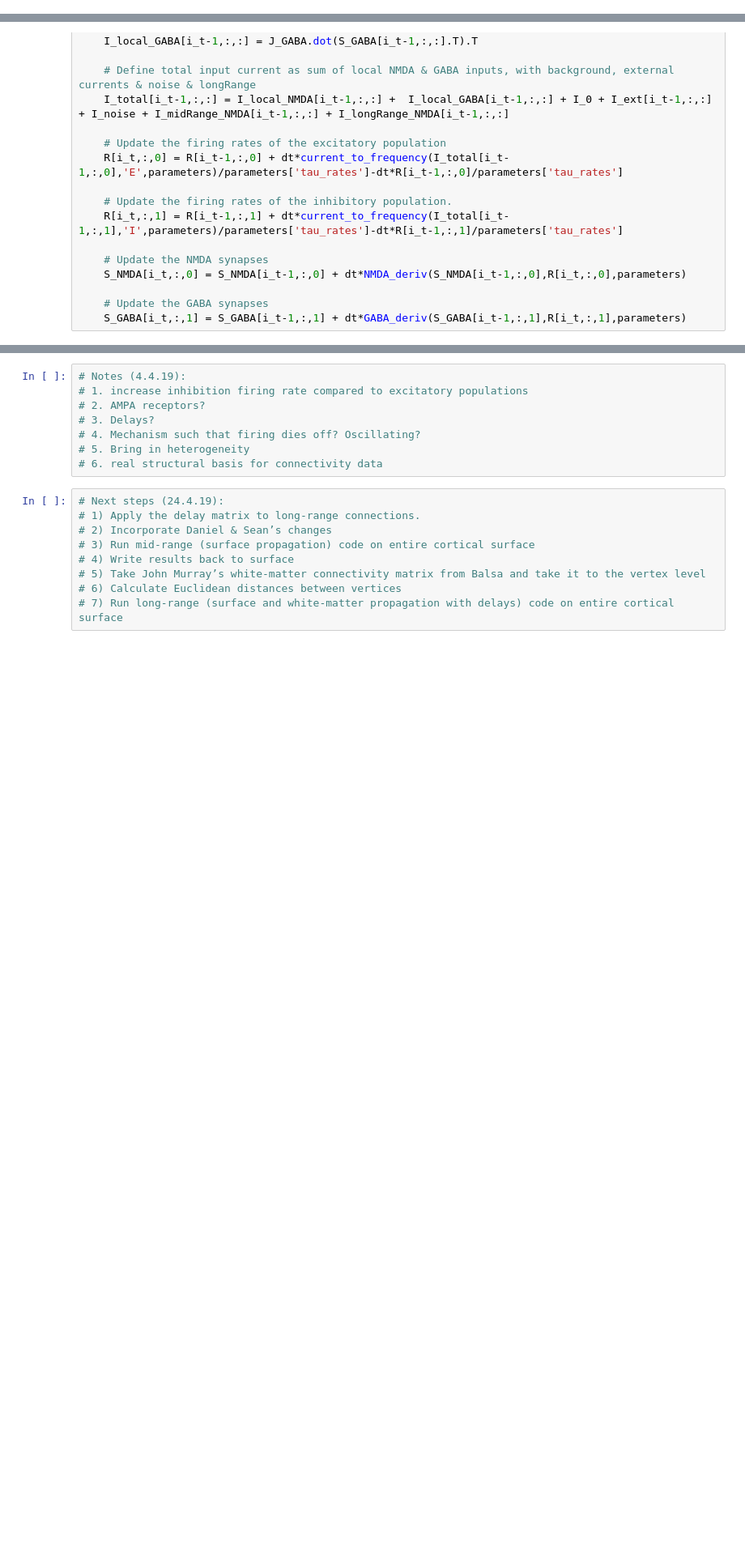
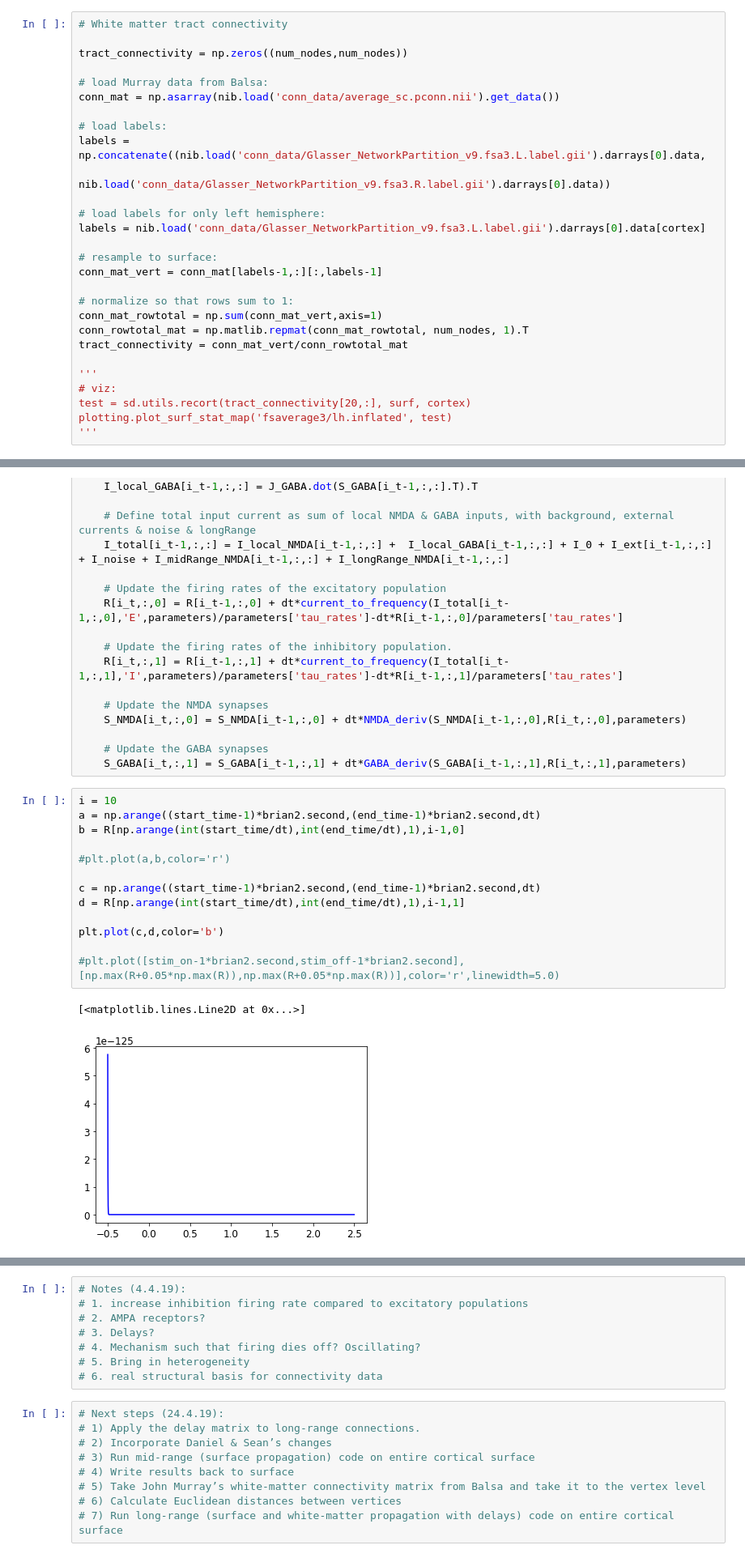
Before and after one commit to seanfw/margulies_circuit, a Jupyter notebook: full_model.ipynb, the cells around one changed output, grey strips where cells are left out. Shown at 81% size. Drawn from its saved outputs; the diff is of its cells as text; blank space fills up the shorter version.

Commit message:
added long distance connectivity

```diff
--- a/full_model.ipynb
+++ b/full_model.ipynb
@@ -109,0 +75,28 @@ plt.imshow(tract_connectivity, extent=[0, 1, 0, 1])
+# %%
+# White matter tract connectivity
+
+tract_connectivity = np.zeros((num_nodes,num_nodes))
+
+# load Murray data from Balsa:
+conn_mat = np.asarray(nib.load('conn_data/average_sc.pconn.nii').get_data())
+
+# load labels:
+labels = np.concatenate((nib.load('conn_data/Glasser_NetworkPartition_v9.fsa3.L.label.gii').darrays[0].data,
+                         nib.load('conn_data/Glasser_NetworkPartition_v9.fsa3.R.label.gii').darrays[0].data))
+
+# load labels for only left hemisphere:
+labels = nib.load('conn_data/Glasser_NetworkPartition_v9.fsa3.L.label.gii').darrays[0].data[cortex]
+
+# resample to surface:
+conn_mat_vert = conn_mat[labels-1,:][:,labels-1]
+
+# normalize so that rows sum to 1:
+conn_mat_rowtotal = np.sum(conn_mat_vert,axis=1)
+conn_rowtotal_mat = np.matlib.repmat(conn_mat_rowtotal, num_nodes, 1).T
+tract_connectivity = conn_mat_vert/conn_rowtotal_mat
+
+'''
+# viz:
+test = sd.utils.recort(tract_connectivity[20,:], surf, cortex)
+plotting.plot_surf_stat_map('fsaverage3/lh.inflated', test)
+'''
@@ -298,3 +281,19 @@ for i_t in range(1,num_iterations):
 
     # Update the GABA synapses
     S_GABA[i_t,:,1] = S_GABA[i_t-1,:,1] + dt*GABA_deriv(S_GABA[i_t-1,:,1],R[i_t,:,1],parameters)
+# %%
+i = 10
+a = np.arange((start_time-1)*brian2.second,(end_time-1)*brian2.second,dt)
+b = R[np.arange(int(start_time/dt),int(end_time/dt),1),i-1,0]
+
+#plt.plot(a,b,color='r')
+
+c = np.arange((start_time-1)*brian2.second,(end_time-1)*brian2.second,dt)
+d = R[np.arange(int(start_time/dt),int(end_time/dt),1),i-1,1]
+
+plt.plot(c,d,color='b')
+
+#plt.plot([stim_on-1*brian2.second,stim_off-1*brian2.second],[np.max(R+0.05*np.max(R)),np.max(R+0.05*np.max(R))],color='r',linewidth=5.0)
+# %% [output]
+[<matplotlib.lines.Line2D at 0x...>]
+[figure, added]
```
Also changed, not shown: parts of 9 cells of this notebook.
